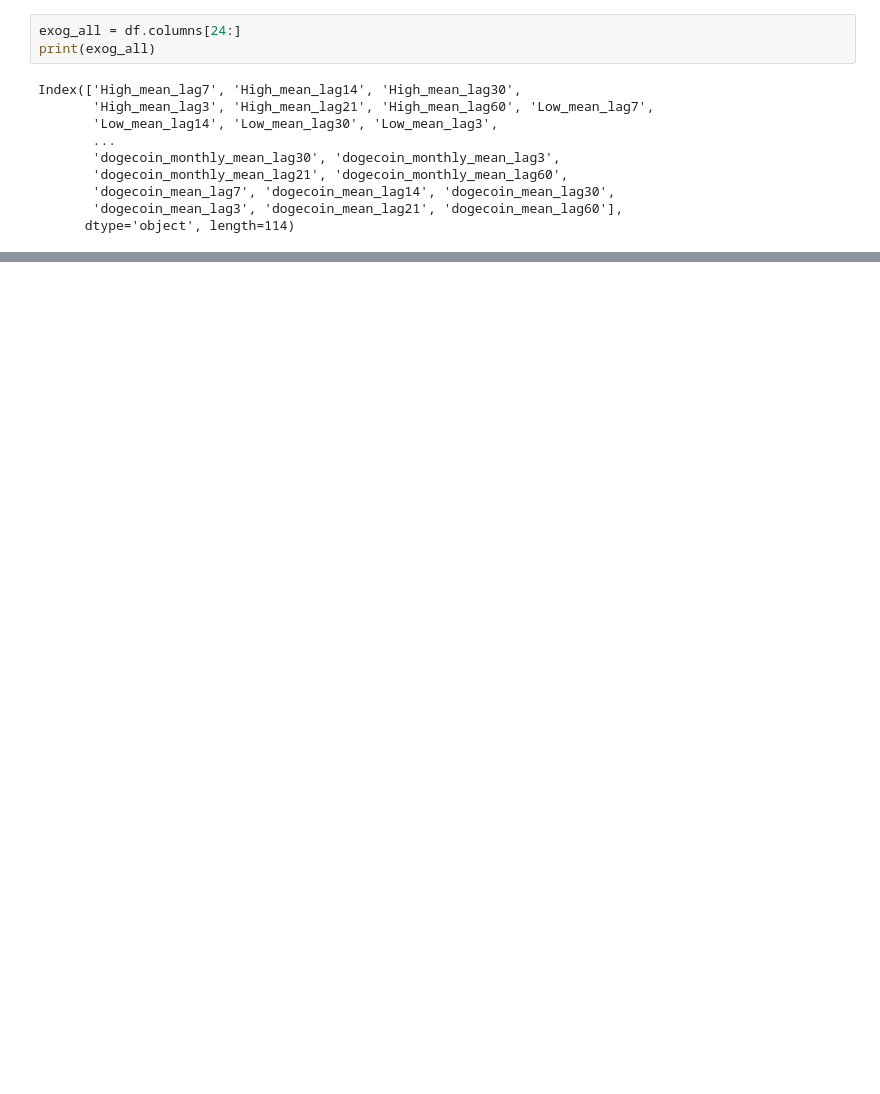
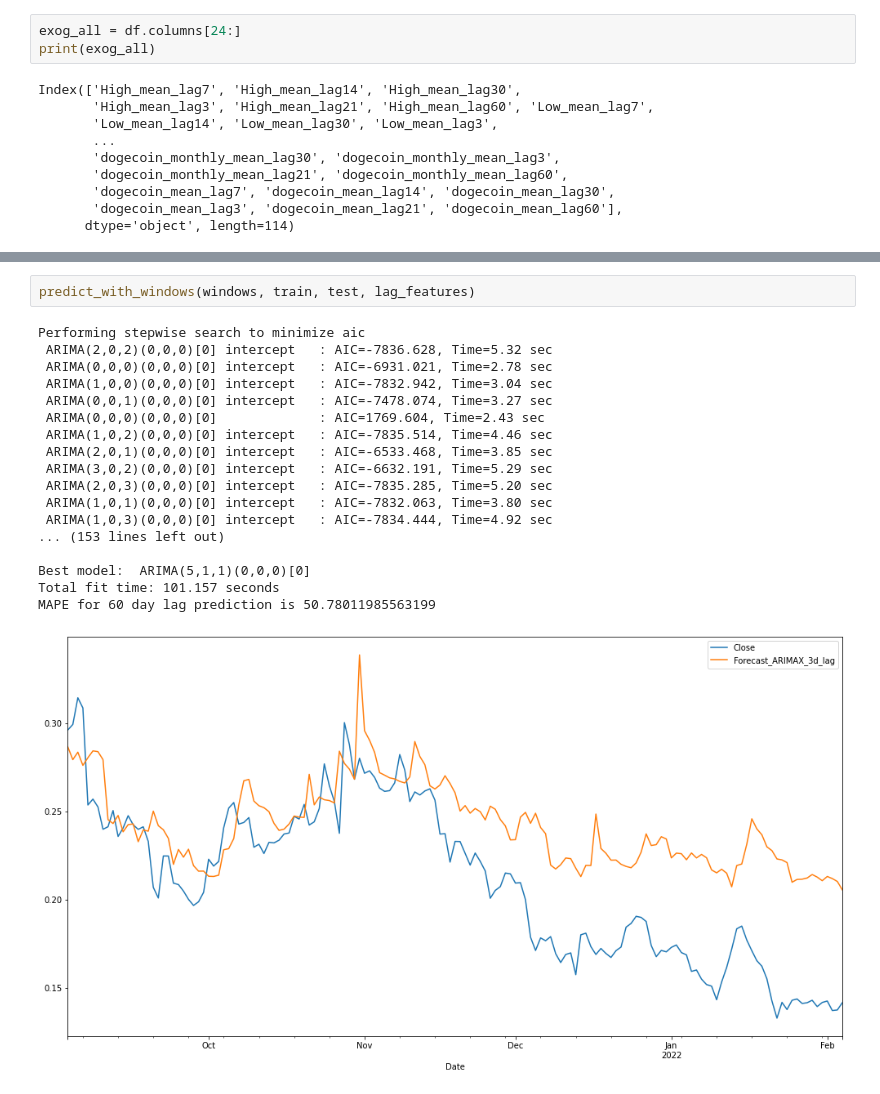
Before and after one commit to AnLong98/SIAP_2022, a Jupyter notebook: notebooks/doge_arimax.ipynb, the cells around one changed output, grey strips where cells are left out. Cells and saved outputs as stored; diff of their text form; blank space fills up the shorter version.

```diff
--- a/notebooks/doge_arimax.ipynb
+++ b/notebooks/doge_arimax.ipynb
@@ -396,0 +521,21 @@ memory usage: 334.8 KB
+# %%
+predict_with_windows(windows, train, test, lag_features)
+# %% [output]
+Performing stepwise search to minimize aic
+ ARIMA(2,0,2)(0,0,0)[0] intercept   : AIC=-7836.628, Time=5.32 sec
+ ARIMA(0,0,0)(0,0,0)[0] intercept   : AIC=-6931.021, Time=2.78 sec
+ ARIMA(1,0,0)(0,0,0)[0] intercept   : AIC=-7832.942, Time=3.04 sec
+ ARIMA(0,0,1)(0,0,0)[0] intercept   : AIC=-7478.074, Time=3.27 sec
+ ARIMA(0,0,0)(0,0,0)[0]             : AIC=1769.604, Time=2.43 sec
+ ARIMA(1,0,2)(0,0,0)[0] intercept   : AIC=-7835.514, Time=4.46 sec
+ ARIMA(2,0,1)(0,0,0)[0] intercept   : AIC=-6533.468, Time=3.85 sec
+ ARIMA(3,0,2)(0,0,0)[0] intercept   : AIC=-6632.191, Time=5.29 sec
+ ARIMA(2,0,3)(0,0,0)[0] intercept   : AIC=-7835.285, Time=5.20 sec
+ ARIMA(1,0,1)(0,0,0)[0] intercept   : AIC=-7832.063, Time=3.80 sec
+ ARIMA(1,0,3)(0,0,0)[0] intercept   : AIC=-7834.444, Time=4.92 sec
+... (153 lines left out)
+
+Best model:  ARIMA(5,1,1)(0,0,0)[0]
+Total fit time: 101.157 seconds
+MAPE for 60 day lag prediction is 50.78011985563199
+[figure, added]
```
Also changed, not shown: parts of 19 cells of this notebook, 17 other files.
